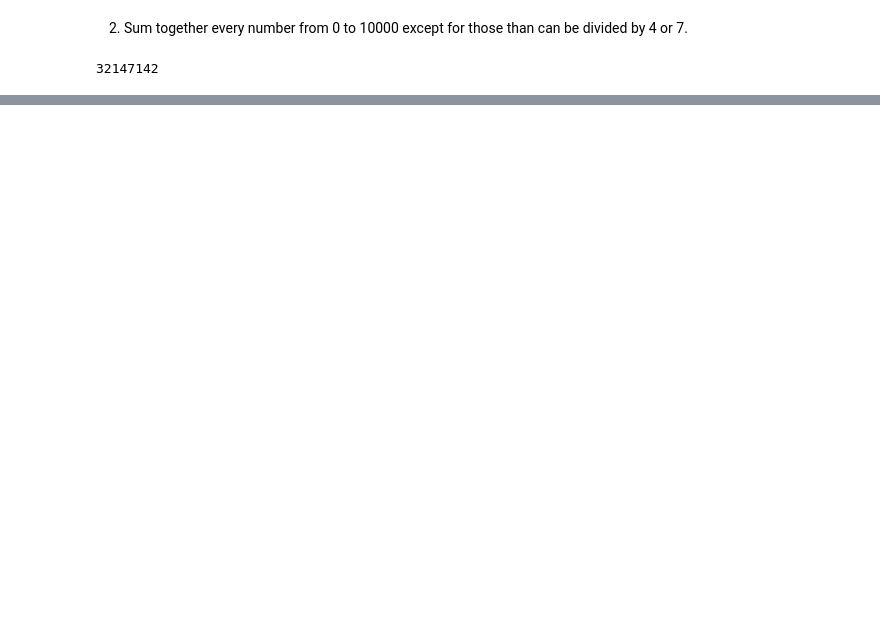
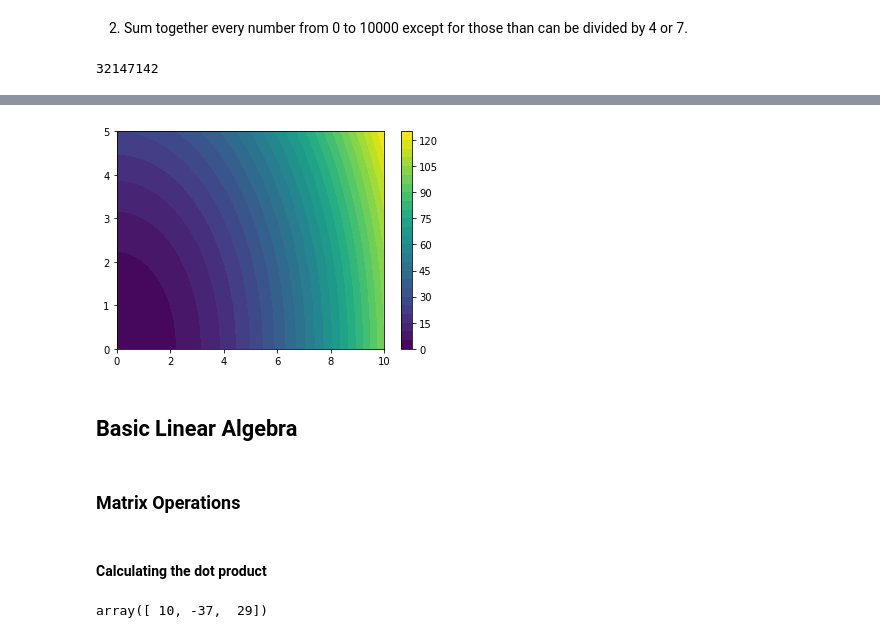
Before and after one commit to krishparadox/AI-Building-Blocks, a Jupyter notebook: nuances_of_numpy.ipynb, the cells around one changed output, grey strips where cells are left out. Saved outputs shown, nothing was run; the diff lists cells and outputs as text; code cells hidden in the pictures; blank space fills up the shorter version.

```diff
--- a/nuances_of_numpy.ipynb
+++ b/nuances_of_numpy.ipynb
@@ -271,0 +490,3 @@ plt.plot(x,y)
+# %%
+x = np.linspace(0,10,1000)
+y = np.linspace(0,5,500)
@@ -271,0 +501,5 @@ plt.plot(x,y)
+# %%
+xv , yv = np.meshgrid(x,y)
+# %%
+zv = xv**2 + yv**2
+zv
@@ -271,0 +520,10 @@ plt.plot(x,y)
+# %%
+plt.contourf(xv, yv, zv,levels=30)
+plt.colorbar()
+plt.show()
+# %% [output]
+[figure, added]
+# %% [markdown]
+## Basic Linear Algebra
+# %% [markdown]
+### Matrix Operations
@@ -271,0 +534,6 @@ plt.plot(x,y)
+# %% [markdown]
+#### Calculating the dot product
+# %%
+A@b1
+# %% [output]
+array([ 10, -37,  29])
```
Also changed, not shown: parts of 110 cells of this notebook, 1 other file.
